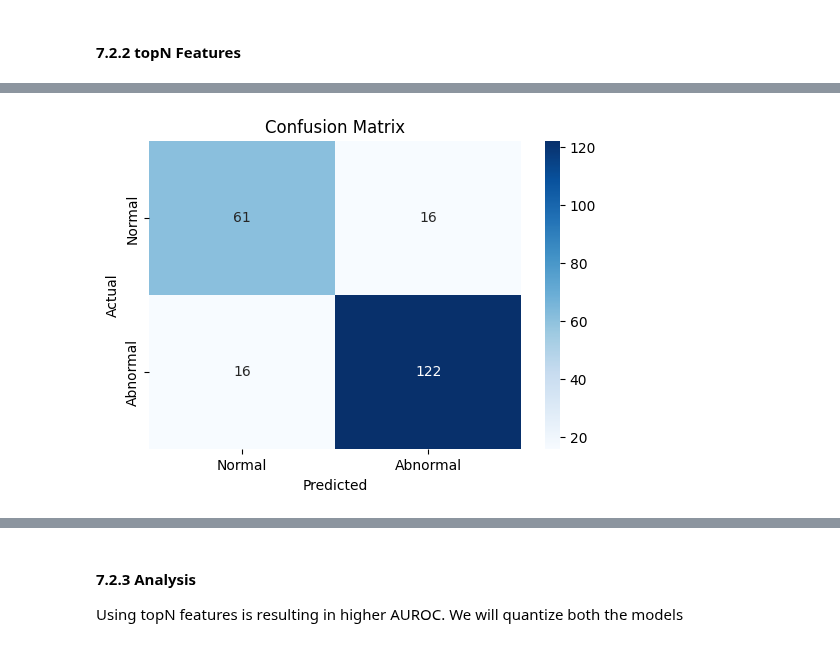
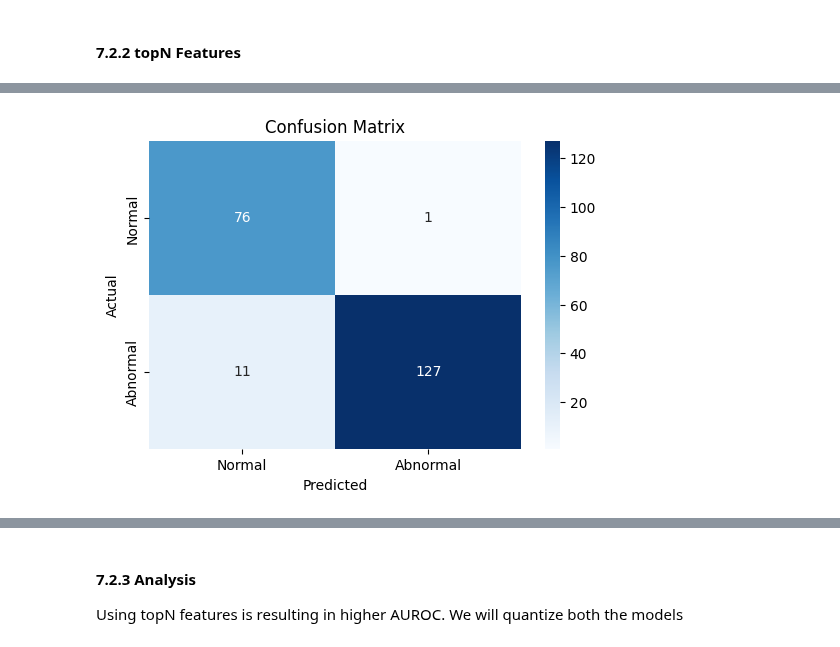
Before and after one commit to likesh525/MIMII-autoencoder, a Jupyter notebook: autoencoder_draft.ipynb, the cells around one changed output, grey strips where cells are left out. Saved outputs shown, nothing was run; the diff lists cells and outputs as text; code cells hidden in the pictures.

```diff
--- a/autoencoder_draft.ipynb
+++ b/autoencoder_draft.ipynb
@@ -72,3 +79,29 @@ normal_audio, normal_labels, sample_rate = load_audio_files(normal_path, label=0
 ### 3.1 MFCCs (Mel Frequency Cepstral Coefficients)
 
 MFCCs are widely used in audio processing as they effectively represent the power spectrum of sound
+# %%
+import librosa.display
+
+# visualise a single file
+file_path = r"C:\Users\Likesh\Desktop\ACES\0.Coding\Rough\PyCharm\autoencoder\data\normal\00000000.wav"
+
+audio, sr = librosa.load(file_path, sr=None)
+
+plt.figure()
+librosa.display.waveshow(audio, sr=sr)
+plt.title("Waveform (Raw Audio)")
+plt.xlabel("Time (s)")
+plt.ylabel("Amplitude")
+plt.show()
+
+# MFCCS
+
+mfccs = librosa.feature.mfcc(y=audio, sr=sr, n_mfcc=13)
+mfcc_vector = np.mean(mfccs.T, axis=0)
+
+plt.figure()
+plt.bar(range(len(mfcc_vector)), mfcc_vector)
+plt.title("Final MFCC Feature Vector Normal Audio")
+plt.xlabel("MFCC Index")
+plt.ylabel("Value")
+plt.show()
@@ -1431,14 +1468,14 @@ def shallow_autoencoder(input_dim):
     input_layer = Input(shape=(input_dim,))
 
     # Encoder
-    encoder = Dense(16, activation='relu')(input_layer)
-
+    encoder = Dense(32, activation='relu')(input_layer)
+    encoder = Dense(8, activation='relu')(encoder)
 
     encoder = Dense(4, activation='relu')(encoder)
 
     # decoder
-    decoder = Dense(16, activation='relu')(encoder)
-
+    decoder = Dense(8, activation='relu')(encoder)
+    decoder = Dense(32, activation='relu')(decoder)
     output_layer = Dense(input_dim, activation='linear')(decoder)
 
     autoencoder = Model(inputs=input_layer, outputs=output_layer)
@@ -1450,7 +1487,7 @@ early_stopping = EarlyStopping(monitor='val_loss', patience=10, restore_best_wei
 def train_shallow_model(X_train_scaled, X_val_scaled):
 
     input_dim = X_train_scaled.shape[1]
-    autoencoder = small_autoencoder(input_dim)
+    autoencoder = shallow_autoencoder(input_dim)
 
     history = autoencoder.fit(X_train_scaled, X_train_scaled,
                               epochs=100,
@@ -1491,7 +1528,7 @@ F1 Score: 0.9291
 #### 7.2.2 topN Features
 # %%
 # save model to keras file
-autoencoder_model, history = train_small_model(X_train_subset_scaled, X_val_subset_scaled)
+autoencoder_model, history = train_shallow_model(X_train_subset_scaled, X_val_subset_scaled)
 print(history.history.keys())
 evalaute_model(autoencoder=autoencoder_model, X_combined_test=X_combined_test_subset, Y_combined_test=Y_combined_test_subset)
 autoencoder_model.save('shallow_ae_topN_features.keras')
@@ -1516,4 +1553,4 @@ F1 Score: 0.8841
-[figure, old version]
+[figure, new version]
 # %%
 # bench mark
 
```
Also changed, not shown: parts of 23 cells of this notebook.
